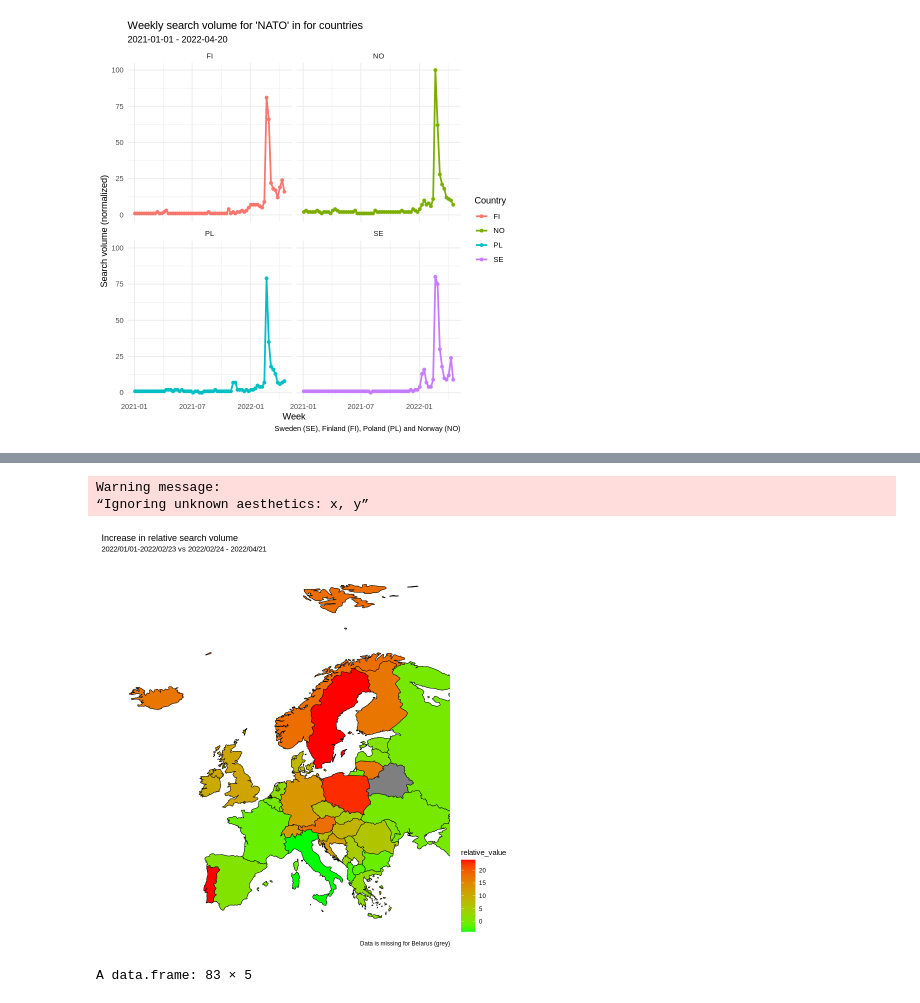
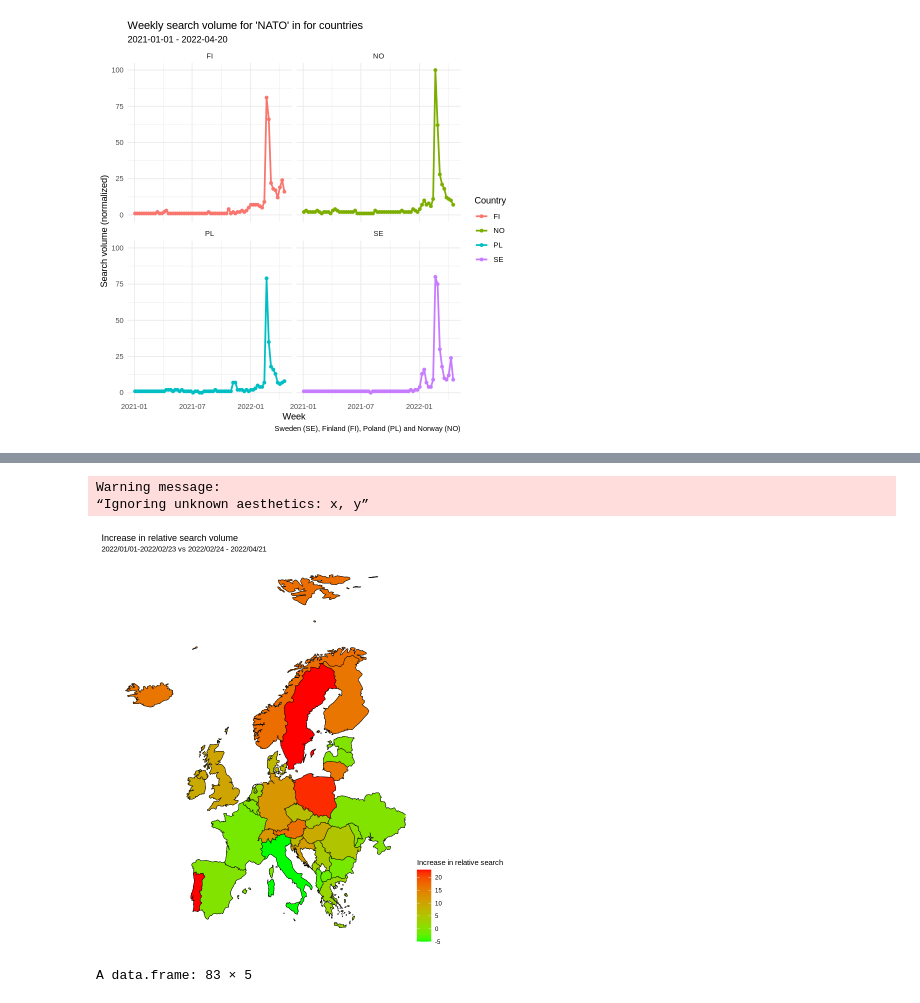
Before and after one commit to karl-karlsson/notebooks, a Jupyter notebook: google_trends.ipynb, the cells around one changed output, grey strips where cells are left out. Drawn from its saved outputs; the diff is of its cells as text; code cells hidden in the pictures.

```diff
--- a/google_trends.ipynb
+++ b/google_trends.ipynb
@@ -117,7 +106,7 @@ Warning message in mask$eval_all_mutate(quo):
 # %%
 world = map_data("world")
 
-european_countries = c("Russia",
+european_countries = c(
 "Germany",
 "United Kingdom",
 "France",
@@ -133,7 +122,6 @@ european_countries = c("Russia",
 "Portugal",
 "Sweden",
 "Hungary",
-"Belarus",
 "Austria",
 "Serbia",
 "Switzerland",
@@ -168,8 +156,5 @@ world = world %>% mutate(region = replace(region, region=="USA", "United States"
 
 plot_df = nato_europe %>%
 filter(location %in% european_countries) %>%
- mutate(region = location, `Search volume (standardized)` = as.numeric(hits)) %>%
-select(region, `Search volume (standardized)`, relative_value)
-
-nato_europe %>% filter(str_detect(location, "Slov"))
-world %>% filter(str_detect(region, "Slov"))
+ mutate(region = location) %>%
+select(region, `Increase in relative search`)
@@ -201,24 +161,23 @@ A data.frame: 277 × 6
 # %%
 ggplot(world) +
   geom_map(map = world,
            aes(x = long, y = lat, map_id = region),
             color="black",fill="white", size=0.25)+
            geom_map(data = plot_df ,
            map = world,
-           aes(fill = relative_value, map_id = region), color="black",size=0.25)+
+           aes(fill = `Increase in relative search`, map_id = region), color="black",size=0.25)+
            scale_fill_continuous(low = 'green', high = 'red') +
 
         ggtitle("Search interest for NATO")+
         labs(title="Increase in relative search volume",
-        subtitle="2022/01/01-2022/02/23 vs 2022/02/24 - 2022/04/21",
-        caption="Data is missing for Belarus (grey)")+
+        subtitle="2022/01/01-2022/02/23 vs 2022/02/24 - 2022/04/21")+
         scale_x_continuous(limits = c(-30, 40), expand = c(0, 0))+
         theme_map()+
         theme(axis.ticks = element_blank(),
         axis.text = element_blank(),
         axis.title = element_blank())+
                 theme(legend.position="right")
 # %% [output]
 Warning message:
 “Ignoring unknown aesthetics: x, y”
-[figure, old version]
+[figure, new version]
```
Also changed, not shown: parts of 5 cells of this notebook.
